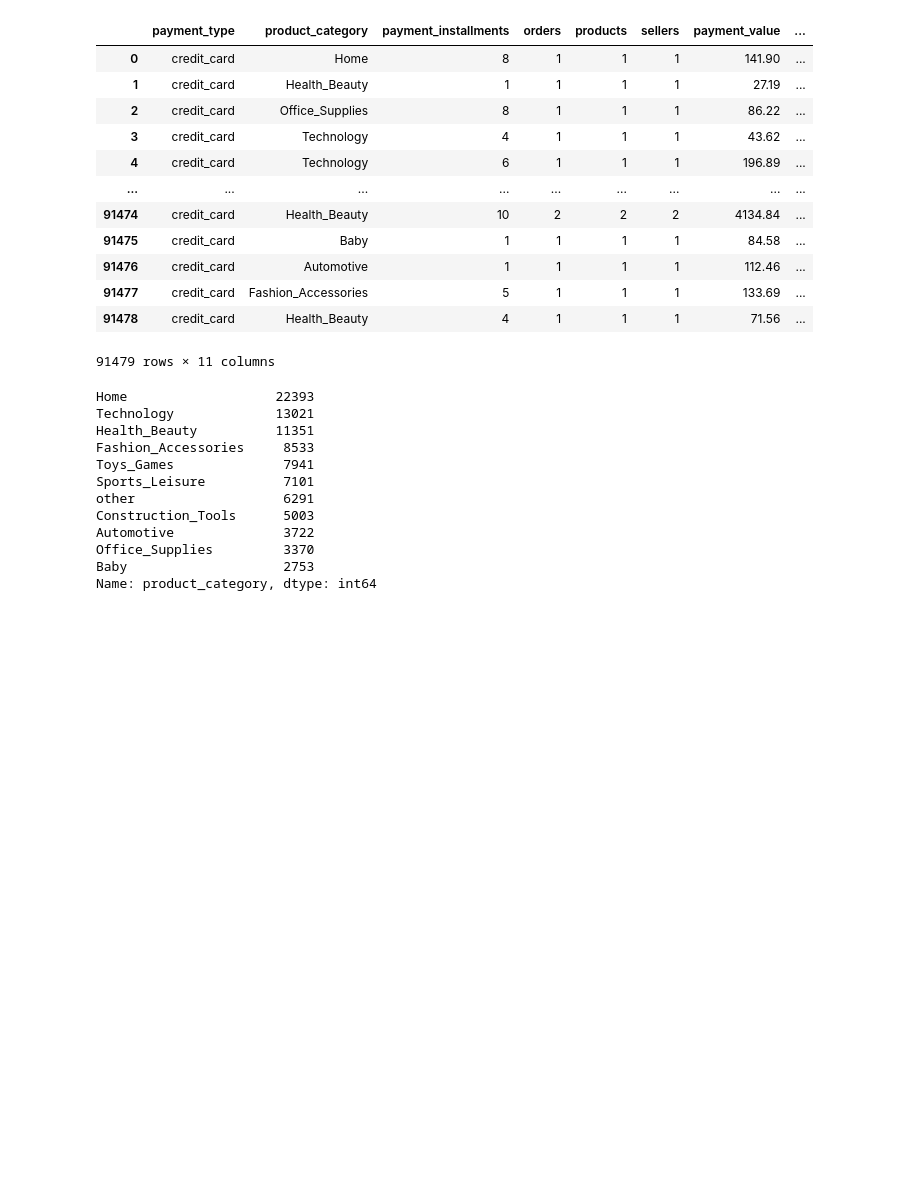
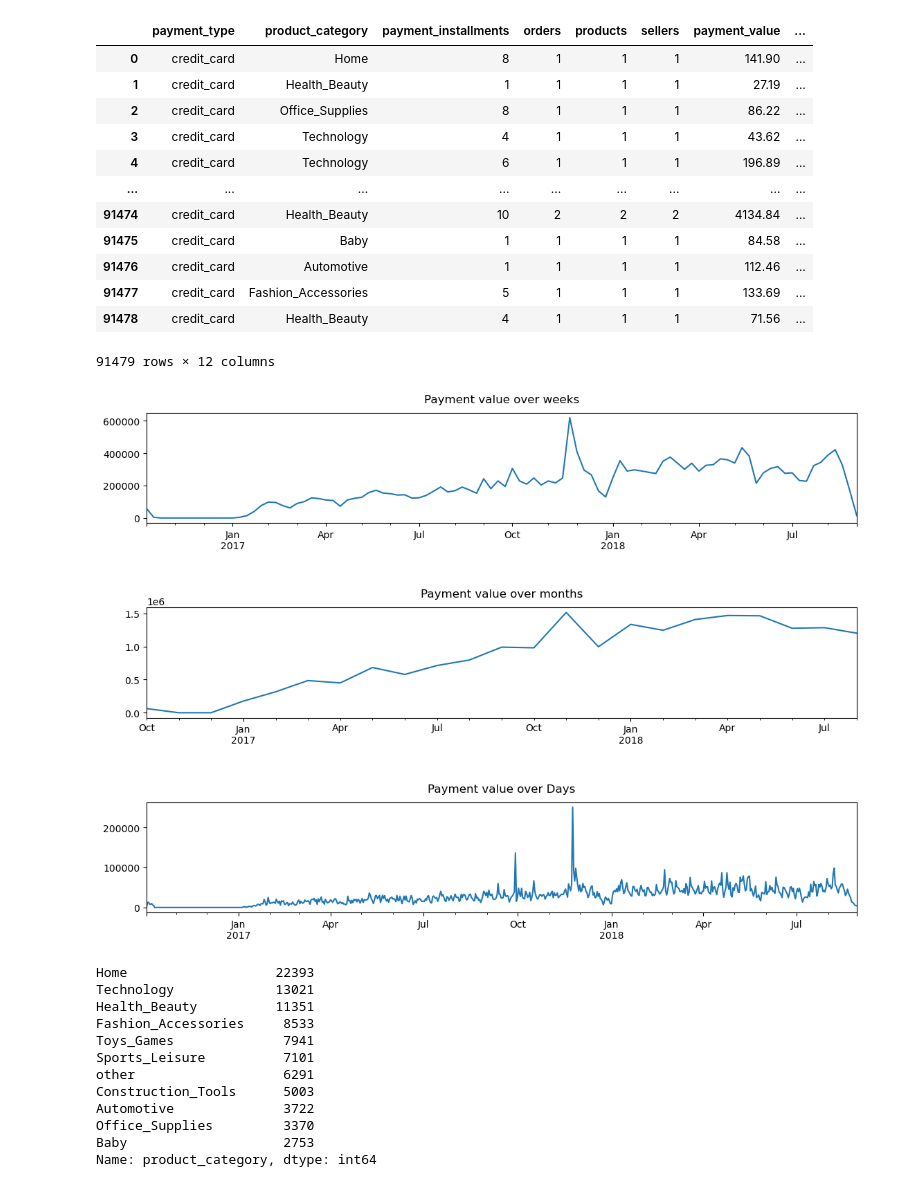
Before and after one commit to ZouhairHoussni/olist, a Jupyter notebook: modelisation.ipynb, the cells around one changed output. Drawn from its saved outputs; the diff is of its cells as text; code cells hidden in the pictures; blank space fills up the shorter version.

```diff
--- a/modelisation.ipynb
+++ b/modelisation.ipynb
@@ -34,7 +34,7 @@ from kneed import KneeLocator, DataGenerator as dg
 df = pd.read_csv('data.csv')
 df.rename(columns={"order_item_id": "orders", "product_id": "products", "seller_id":'sellers'}, inplace=True)
 df['payment_installments']=df['payment_installments'].astype('int64')
-df= df.drop(['customer_city','customer_state','customer_zip_code_prefix','seller_city','seller_state','customer_unique_id.1','order_purchase_timestamp','customer_unique_id'], axis=1)
+df= df.drop(['customer_city','customer_state','customer_zip_code_prefix','seller_city','seller_state','customer_unique_id.1','customer_unique_id'], axis=1)
 df
 # %% [output]
 |  | payment_type | product_category | payment_installments | orders | products | sellers | payment_value | ... |
@@ -49,7 +49,33 @@ df
 | 91476 | credit_card | Automotive | 1 | 1 | 1 | 1 | 112.46 | ... |
 | 91477 | credit_card | Fashion_Accessories | 5 | 1 | 1 | 1 | 133.69 | ... |
 | 91478 | credit_card | Health_Beauty | 4 | 1 | 1 | 1 | 71.56 | ... |
-91479 rows × 11 columns
+91479 rows × 12 columns
+# %%
+df['order_purchase_timestamp'] = pd.to_datetime(df['order_purchase_timestamp'], format='%Y-%m-%d')
+df.set_index('order_purchase_timestamp', inplace=True)
+
+plt.figure(figsize = (12, 9))
+
+#First plot
+plt.subplot(3,1,1)
+df["payment_value"].resample('W').sum().plot()
+plt.title('Payment value over weeks', fontdict = {'fontsize': 12}, pad = 10.5)
+plt.xlabel(None)
+
+#Second plot
+plt.subplot(3,1,2)
+df['payment_value'].resample('M').sum().plot()
+plt.title('Payment value over months', fontdict = {'fontsize': 12}, pad = 10.5)
+plt.xlabel(None)
+
+#three plot
+plt.subplot(3,1,3)
+df['payment_value'].resample('d').sum().plot()
+plt.title('Payment value over Days', fontdict = {'fontsize': 12}, pad = 10.5)
+plt.xlabel(None)
+plt.tight_layout(pad = 4)
+# %% [output]
+[figure, added]
 # %%
 from collections import Counter
 
```
Also changed, not shown: parts of 8 cells of this notebook.
